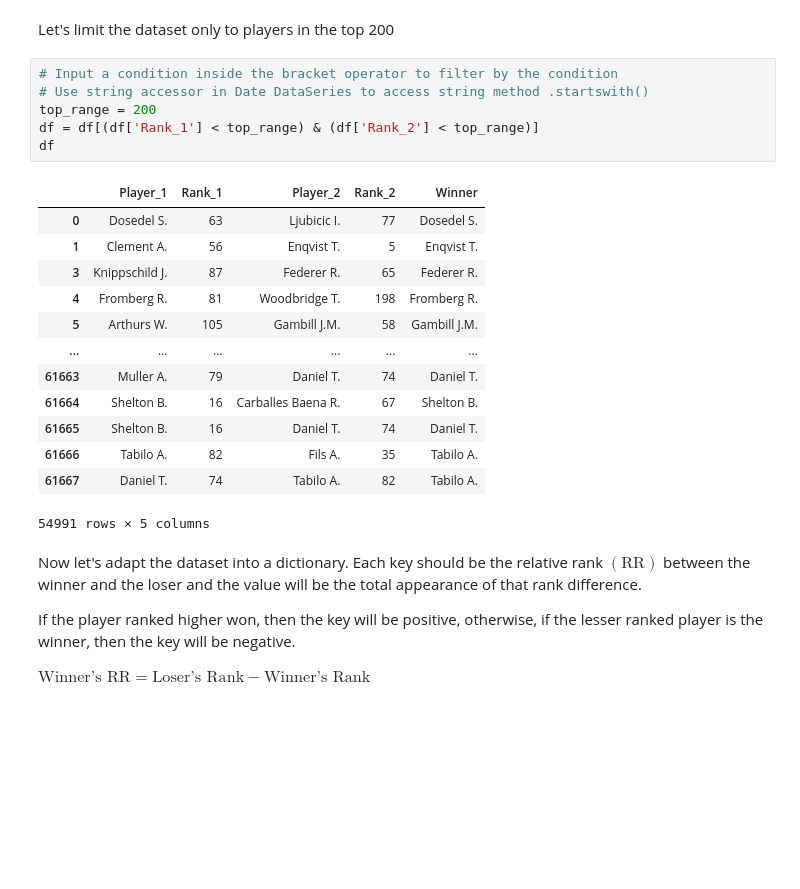
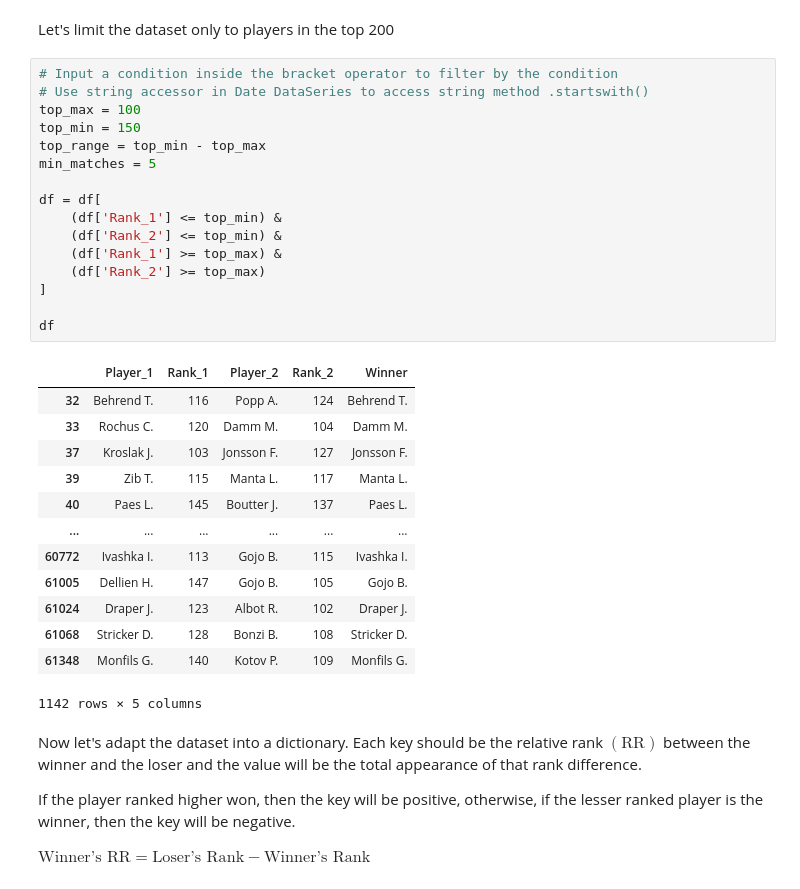
Before and after one commit to ferDMS/MOOCS, a Jupyter notebook: Supervised Machine Learning Regression and Classification/cw1.ipynb, the cells around one changed output. Drawn from its saved outputs; the diff is of its cells as text; blank space fills up the shorter version.

```diff
--- a/Supervised Machine Learning Regression and Classification/cw1.ipynb
+++ b/Supervised Machine Learning Regression and Classification/cw1.ipynb
@@ -103,23 +103,33 @@ Let's limit the dataset only to players in the top 200
 # %%
 # Input a condition inside the bracket operator to filter by the condition
 # Use string accessor in Date DataSeries to access string method .startswith()
-top_range = 200
-df = df[(df['Rank_1'] < top_range) & (df['Rank_2'] < top_range)]
+top_max = 100
+top_min = 150
+top_range = top_min - top_max
+min_matches = 5
+
+df = df[
+    (df['Rank_1'] <= top_min) &
+    (df['Rank_2'] <= top_min) &
+    (df['Rank_1'] >= top_max) &
+    (df['Rank_2'] >= top_max)
+]
+
 df
 # %% [output]
 |  | Player_1 | Rank_1 | Player_2 | Rank_2 | Winner |
-| 0 | Dosedel S. | 63 | Ljubicic I. | 77 | Dosedel S. |
-| 1 | Clement A. | 56 | Enqvist T. | 5 | Enqvist T. |
-| 3 | Knippschild J. | 87 | Federer R. | 65 | Federer R. |
-| 4 | Fromberg R. | 81 | Woodbridge T. | 198 | Fromberg R. |
-| 5 | Arthurs W. | 105 | Gambill J.M. | 58 | Gambill J.M. |
+| 32 | Behrend T. | 116 | Popp A. | 124 | Behrend T. |
+| 33 | Rochus C. | 120 | Damm M. | 104 | Damm M. |
+| 37 | Kroslak J. | 103 | Jonsson F. | 127 | Jonsson F. |
+| 39 | Zib T. | 115 | Manta L. | 117 | Manta L. |
+| 40 | Paes L. | 145 | Boutter J. | 137 | Paes L. |
 | ... | ... | ... | ... | ... | ... |
-| 61663 | Muller A. | 79 | Daniel T. | 74 | Daniel T. |
-| 61664 | Shelton B. | 16 | Carballes Baena R. | 67 | Shelton B. |
-| 61665 | Shelton B. | 16 | Daniel T. | 74 | Daniel T. |
-| 61666 | Tabilo A. | 82 | Fils A. | 35 | Tabilo A. |
-| 61667 | Daniel T. | 74 | Tabilo A. | 82 | Tabilo A. |
+| 60772 | Ivashka I. | 113 | Gojo B. | 115 | Ivashka I. |
+| 61005 | Dellien H. | 147 | Gojo B. | 105 | Gojo B. |
+| 61024 | Draper J. | 123 | Albot R. | 102 | Draper J. |
+| 61068 | Stricker D. | 128 | Bonzi B. | 108 | Stricker D. |
+| 61348 | Monfils G. | 140 | Kotov P. | 109 | Monfils G. |
-54991 rows × 5 columns
+1142 rows × 5 columns
 # %% [markdown]
 Now let's adapt the dataset into a dictionary. Each key should be the relative rank $(\text{RR})$ between the winner and the loser and the value will be the total appearance of that rank difference.
 
```
Also changed, not shown: parts of 14 cells of this notebook, 8 other files.
